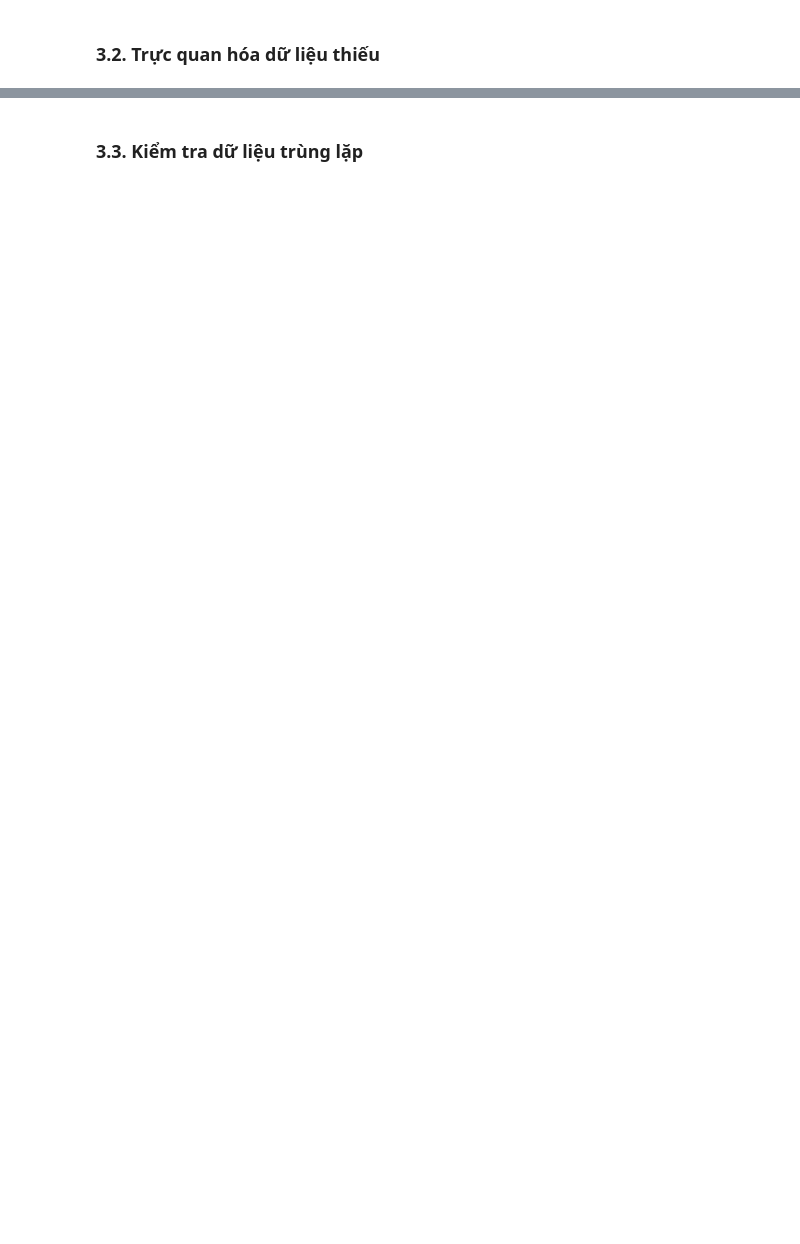
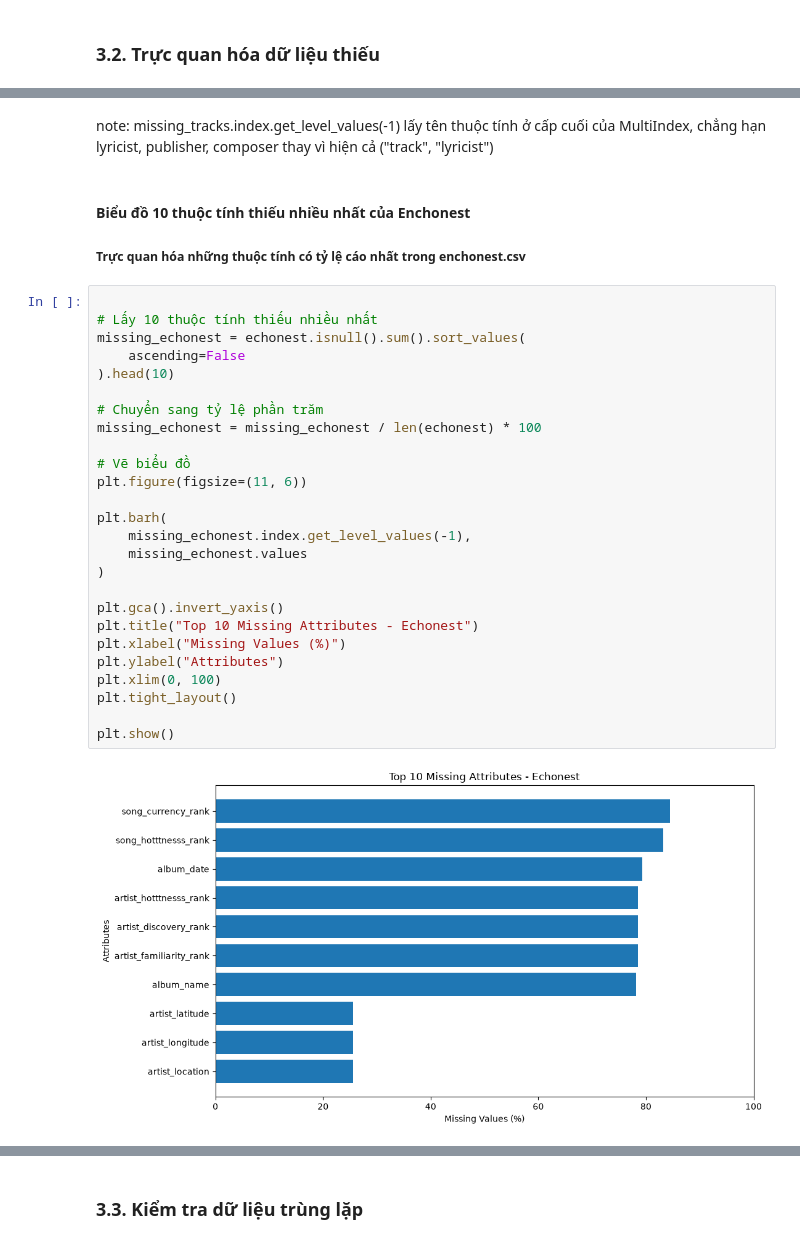
Before and after one commit to 1amBlake/fma-music-analysis-iuh, a Jupyter notebook: notebooks/fma_music_analysis.ipynb, the cells around one changed output, grey strips where cells are left out. Saved outputs shown, nothing was run; the diff lists cells and outputs as text; blank space fills up the shorter version.

```diff
--- a/notebooks/fma_music_analysis.ipynb
+++ b/notebooks/fma_music_analysis.ipynb
@@ -608,0 +819,33 @@ Thao tác sắp xếp và lựa chọn dữ liệu giúp quan sát các bài há
+# %% [markdown]
+note: missing_tracks.index.get_level_values(-1) lấy tên thuộc tính ở cấp cuối của MultiIndex, chẳng hạn lyricist, publisher, composer thay vì hiện cả ("track", "lyricist")
+# %% [markdown]
+#### Biểu đồ 10 thuộc tính thiếu nhiều nhất của Enchonest
+##### Trực quan hóa những thuộc tính có tỷ lệ cáo nhất trong enchonest.csv
+# %%
+
+# Lấy 10 thuộc tính thiếu nhiều nhất
+missing_echonest = echonest.isnull().sum().sort_values(
+    ascending=False
+).head(10)
+
+# Chuyển sang tỷ lệ phần trăm
+missing_echonest = missing_echonest / len(echonest) * 100
+
+# Vẽ biểu đồ
+plt.figure(figsize=(11, 6))
+
+plt.barh(
+    missing_echonest.index.get_level_values(-1),
+    missing_echonest.values
+)
+
+plt.gca().invert_yaxis()
+plt.title("Top 10 Missing Attributes - Echonest")
+plt.xlabel("Missing Values (%)")
+plt.ylabel("Attributes")
+plt.xlim(0, 100)
+plt.tight_layout()
+
+plt.show()
+# %% [output]
+[figure, added]
```
Also changed, not shown: parts of 57 cells of this notebook.
